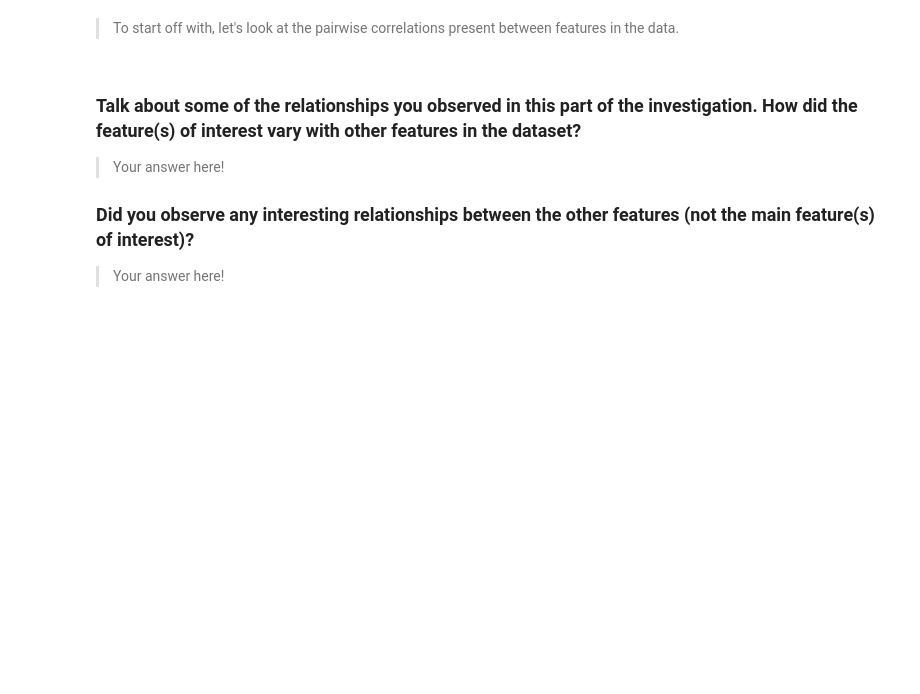
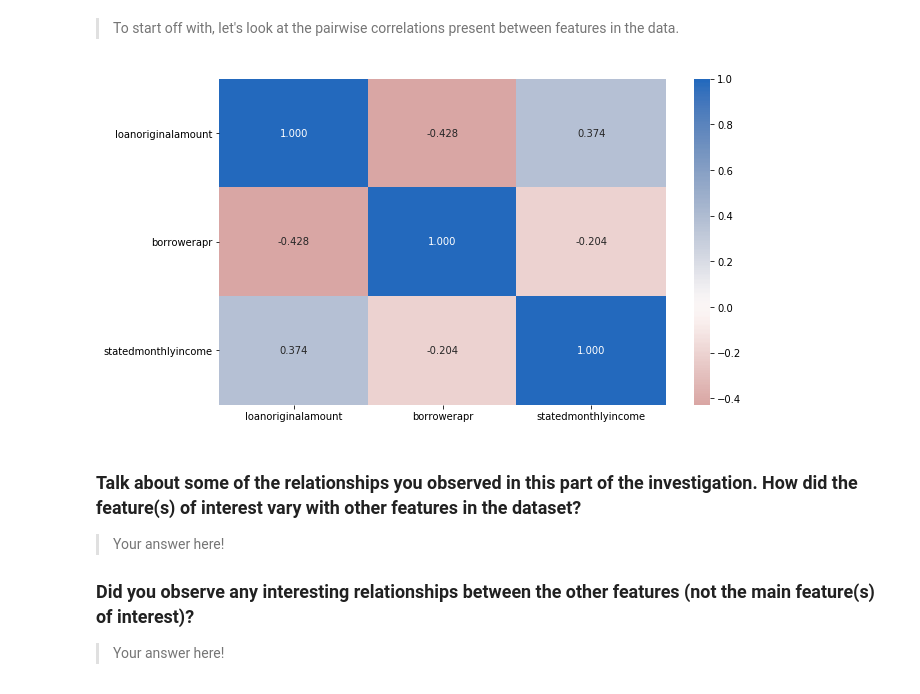
Before and after one commit to chukwume/prosperloandata, a Jupyter notebook: exploration_template.ipynb, the cells around one changed output. Saved outputs shown, nothing was run; the diff lists cells and outputs as text; code cells hidden in the pictures; blank space fills up the shorter version.

Commit message:
feat: Add corr plot between numeric vars

```diff
--- a/exploration_template.ipynb
+++ b/exploration_template.ipynb
@@ -296,3 +296,11 @@ cat_vars = ['term', 'prosperrating (alpha)', 'prosperscore', 'employmentstatus']
+# %%
+# correlation plot between numeric features
+plt.figure(figsize = [10, 6])
+sb.heatmap(df_sub[num_vars].corr(), annot = True, fmt = '.3f',
+           cmap = 'vlag_r', center = 0)
+plt.yticks(rotation=0);
+# %% [output]
+[figure, added]
 # %% [markdown]
 ### Talk about some of the relationships you observed in this part of the investigation. How did the feature(s) of interest vary with other features in the dataset?
 
```
Also changed, not shown: parts of 2 cells of this notebook.
